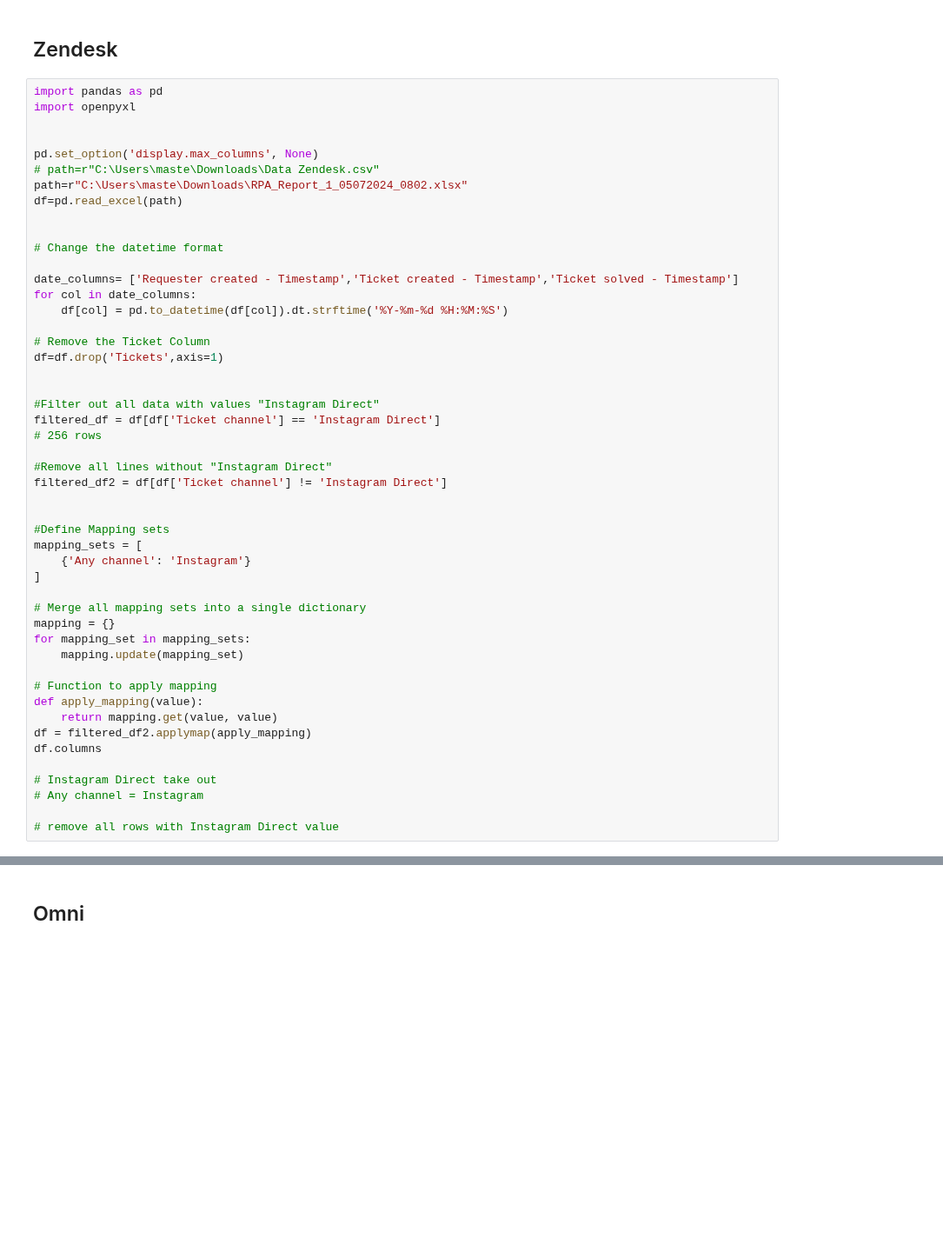
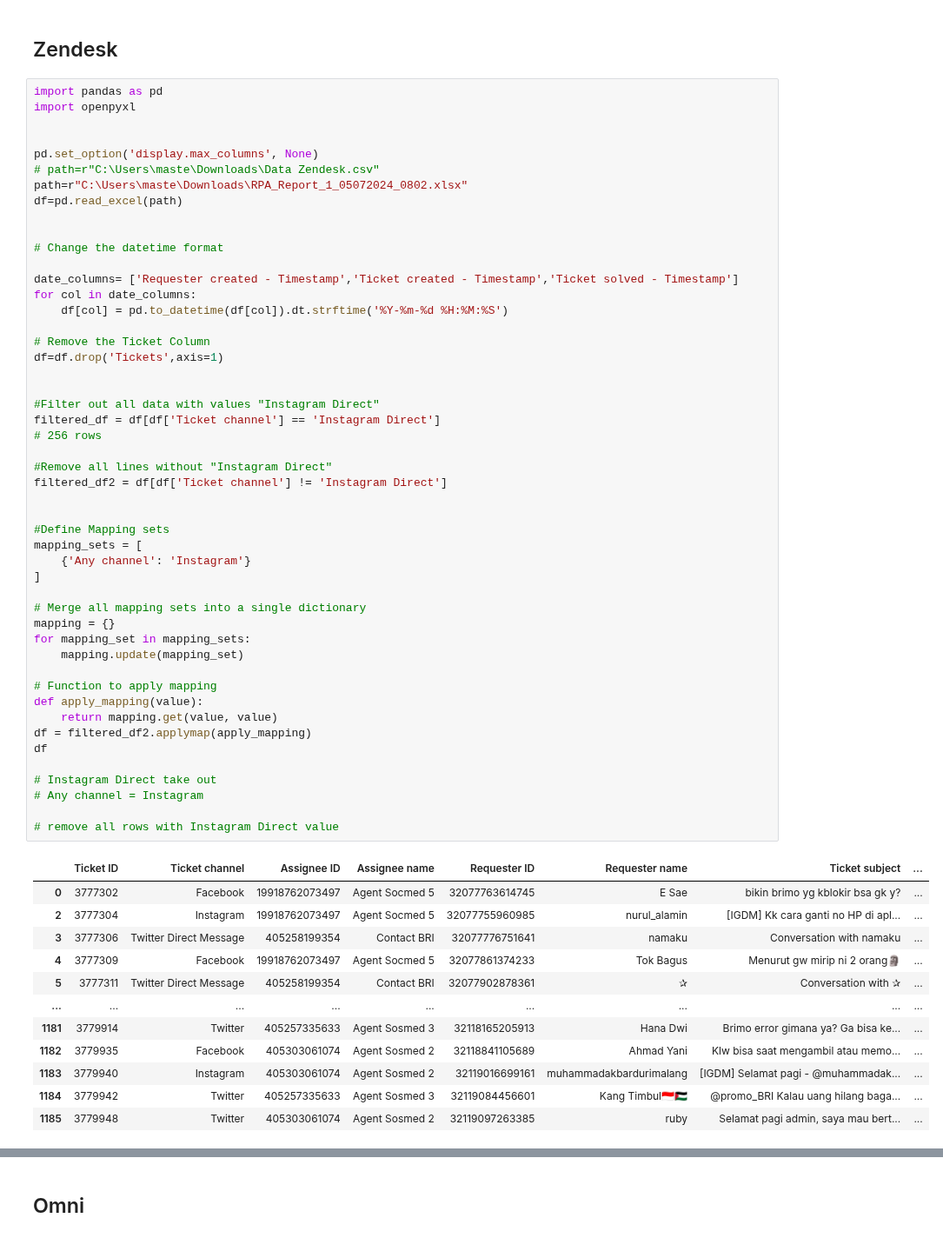
Before and after one commit to masterA88/dataquality2-new, a Jupyter notebook: cleansing.ipynb, the cells around one changed output, grey strips where cells are left out. Shown at 87% size. Drawn from its saved outputs; the diff is of its cells as text; blank space fills up the shorter version.

```diff
--- a/cleansing.ipynb
+++ b/cleansing.ipynb
@@ -550,31 +550,43 @@ df=df.drop('Tickets',axis=1)
 
 
 #Filter out all data with values "Instagram Direct"
 filtered_df = df[df['Ticket channel'] == 'Instagram Direct']
 # 256 rows
 
 #Remove all lines without "Instagram Direct"
 filtered_df2 = df[df['Ticket channel'] != 'Instagram Direct']
 
 
 #Define Mapping sets
 mapping_sets = [
     {'Any channel': 'Instagram'}
 ]
 
 # Merge all mapping sets into a single dictionary
 mapping = {}
 for mapping_set in mapping_sets:
     mapping.update(mapping_set)
 
 # Function to apply mapping
 def apply_mapping(value):
     return mapping.get(value, value)
 df = filtered_df2.applymap(apply_mapping)
-df.columns
+df
 
 # Instagram Direct take out
 # Any channel = Instagram
 
 # remove all rows with Instagram Direct value
 # %% [output]
+|  | Ticket ID | Ticket channel | Assignee ID | Assignee name | Requester ID | Requester name | Ticket subject | ... |
+| 0 | 3777302 | Facebook | 19918762073497 | Agent Socmed 5 | 32077763614745 | E Sae | bikin brimo yg kblokir bsa gk y? | ... |
+| 2 | 3777304 | Instagram | 19918762073497 | Agent Socmed 5 | 32077755960985 | nurul_alamin | [IGDM] Kk cara ganti no HP di apl... | ... |
+| 3 | 3777306 | Twitter Direct Message | 405258199354 | Contact BRI | 32077776751641 | namaku | Conversation with namaku | ... |
+| 4 | 3777309 | Facebook | 19918762073497 | Agent Socmed 5 | 32077861374233 | Tok Bagus | Menurut gw mirip ni 2 orang🗿 | ... |
+| 5 | 3777311 | Twitter Direct Message | 405258199354 | Contact BRI | 32077902878361 | ✰ | Conversation with ✰ | ... |
+| ... | ... | ... | ... | ... | ... | ... | ... | ... |
+| 1181 | 3779914 | Twitter | 405257335633 | Agent Sosmed 3 | 32118165205913 | Hana Dwi | Brimo error gimana ya? Ga bisa ke... | ... |
+| 1182 | 3779935 | Facebook | 405303061074 | Agent Sosmed 2 | 32118841105689 | Ahmad Yani | Klw bisa saat mengambil atau memo... | ... |
+| 1183 | 3779940 | Instagram | 405303061074 | Agent Sosmed 2 | 32119016699161 | muhammadakbardurimalang | [IGDM] Selamat pagi - @muhammadak... | ... |
+| 1184 | 3779942 | Twitter | 405257335633 | Agent Sosmed 3 | 32119084456601 | Kang Timbul🇮🇩🇵🇸 | @promo_BRI Kalau uang hilang baga... | ... |
+| 1185 | 3779948 | Twitter | 405303061074 | Agent Sosmed 2 | 32119097263385 | ruby | Selamat pagi admin, saya mau bert... | ... |
```
Also changed, not shown: parts of 8 cells of this notebook.
